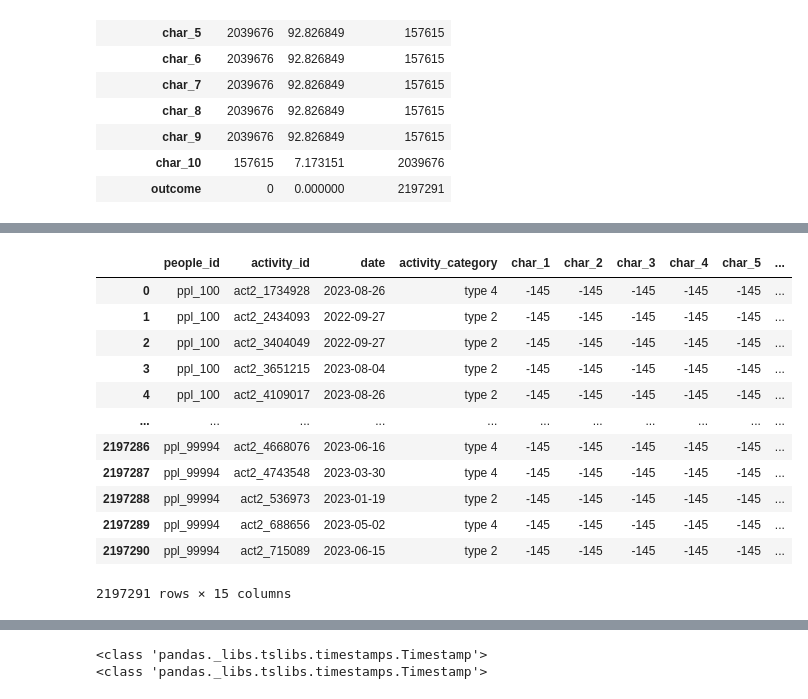
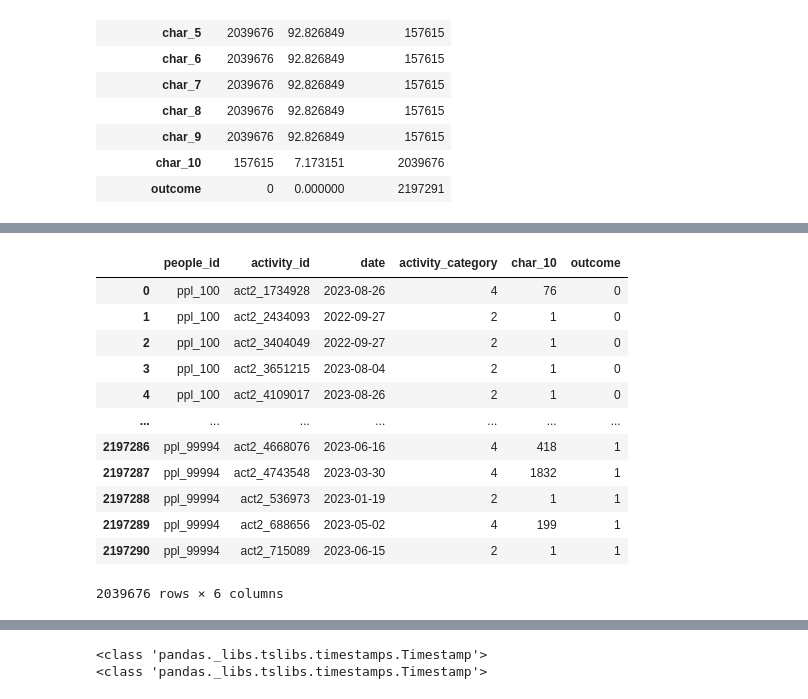
Before and after one commit to yash-meshram/predicting-red-hat-business-value, a Jupyter notebook: training.ipynb, the cells around one changed output, grey strips where cells are left out. Drawn from its saved outputs; the diff is of its cells as text; code cells hidden in the pictures.

```diff
--- a/training.ipynb
+++ b/training.ipynb
@@ -135,5 +108,0 @@ df_train
-# %%
-for i in df_train['char_1']:
-    if i != -145:
-        print(type(i))
-        break
@@ -141,0 +109,16 @@ for i in df_train['char_1']:
+# %%
+plt.rcParams["figure.figsize"] = (22,10)
+a = 0
+for i in range(len(df_null.index)):
+    if df_null.iloc[[i]]['Null count'][0] != 0:
+        a += 1
+        labels = ['Non-Null', 'Null']
+        sizes = [df_null.iloc[[i]]['Non-Null count'][0], df_null.iloc[[i]]['Null count'][0]]
+        plt.subplot(2,5,a)
+        plt.pie(sizes, labels=labels, autopct='%1.1f%%', startangle=90, pctdistance=0.85)
+        plt.title(df_null.index[i],fontweight="bold")
+        #draw circle
+        centre_circle = plt.Circle((0,0),0.60,fc='white')
+        fig = plt.gcf()
+        fig.gca().add_artist(centre_circle)
+plt.show()
@@ -141,0 +127,6 @@ for i in df_train['char_1']:
+# %%
+df_train1 = df_train.drop(['char_1', 'char_2', 'char_3', 'char_4', 'char_5', 'char_6',
+                           'char_7', 'char_8', 'char_9'], axis = 1)
+df_train1 = df_train1.dropna()
+print(df_train1.shape)
+df_train1
@@ -142,26 +158,23 @@ for i in df_train['char_1']:
 # %%
 def convert_str_to_num(x):
-    if x != -145:
-        t = x.split(' ')
-        return int(t[1])
-    else:
-        return x
+    t = x.split(' ')
+    return int(t[1])
 # %%
-act_char = ['char_1','char_2','char_3','char_4','char_5','char_6','char_7','char_8','char_9','char_10']
+act_char = ['activity_category', 'char_10']
 for i in act_char:
-    df_train[i] = df_train[i].apply(convert_str_to_num)
-df_train
+    df_train1[i] = df_train1[i].apply(convert_str_to_num)
+df_train1
 # %% [output]
-|  | people_id | activity_id | date | activity_category | char_1 | char_2 | char_3 | char_4 | char_5 | ... |
-| 0 | ppl_100 | act2_1734928 | 2023-08-26 | type 4 | -145 | -145 | -145 | -145 | -145 | ... |
-| 1 | ppl_100 | act2_2434093 | 2022-09-27 | type 2 | -145 | -145 | -145 | -145 | -145 | ... |
-| 2 | ppl_100 | act2_3404049 | 2022-09-27 | type 2 | -145 | -145 | -145 | -145 | -145 | ... |
-| 3 | ppl_100 | act2_3651215 | 2023-08-04 | type 2 | -145 | -145 | -145 | -145 | -145 | ... |
-| 4 | ppl_100 | act2_4109017 | 2023-08-26 | type 2 | -145 | -145 | -145 | -145 | -145 | ... |
-| ... | ... | ... | ... | ... | ... | ... | ... | ... | ... | ... |
-| 2197286 | ppl_99994 | act2_4668076 | 2023-06-16 | type 4 | -145 | -145 | -145 | -145 | -145 | ... |
-| 2197287 | ppl_99994 | act2_4743548 | 2023-03-30 | type 4 | -145 | -145 | -145 | -145 | -145 | ... |
-| 2197288 | ppl_99994 | act2_536973 | 2023-01-19 | type 2 | -145 | -145 | -145 | -145 | -145 | ... |
-| 2197289 | ppl_99994 | act2_688656 | 2023-05-02 | type 4 | -145 | -145 | -145 | -145 | -145 | ... |
-| 2197290 | ppl_99994 | act2_715089 | 2023-06-15 | type 2 | -145 | -145 | -145 | -145 | -145 | ... |
+|  | people_id | activity_id | date | activity_category | char_10 | outcome |
+| 0 | ppl_100 | act2_1734928 | 2023-08-26 | 4 | 76 | 0 |
+| 1 | ppl_100 | act2_2434093 | 2022-09-27 | 2 | 1 | 0 |
+| 2 | ppl_100 | act2_3404049 | 2022-09-27 | 2 | 1 | 0 |
+| 3 | ppl_100 | act2_3651215 | 2023-08-04 | 2 | 1 | 0 |
+| 4 | ppl_100 | act2_4109017 | 2023-08-26 | 2 | 1 | 0 |
+| ... | ... | ... | ... | ... | ... | ... |
+| 2197286 | ppl_99994 | act2_4668076 | 2023-06-16 | 4 | 418 | 1 |
+| 2197287 | ppl_99994 | act2_4743548 | 2023-03-30 | 4 | 1832 | 1 |
+| 2197288 | ppl_99994 | act2_536973 | 2023-01-19 | 2 | 1 | 1 |
+| 2197289 | ppl_99994 | act2_688656 | 2023-05-02 | 4 | 199 | 1 |
+| 2197290 | ppl_99994 | act2_715089 | 2023-06-15 | 2 | 1 | 1 |
-2197291 rows × 15 columns
+2039676 rows × 6 columns
```
Also changed, not shown: parts of 25 cells of this notebook.
